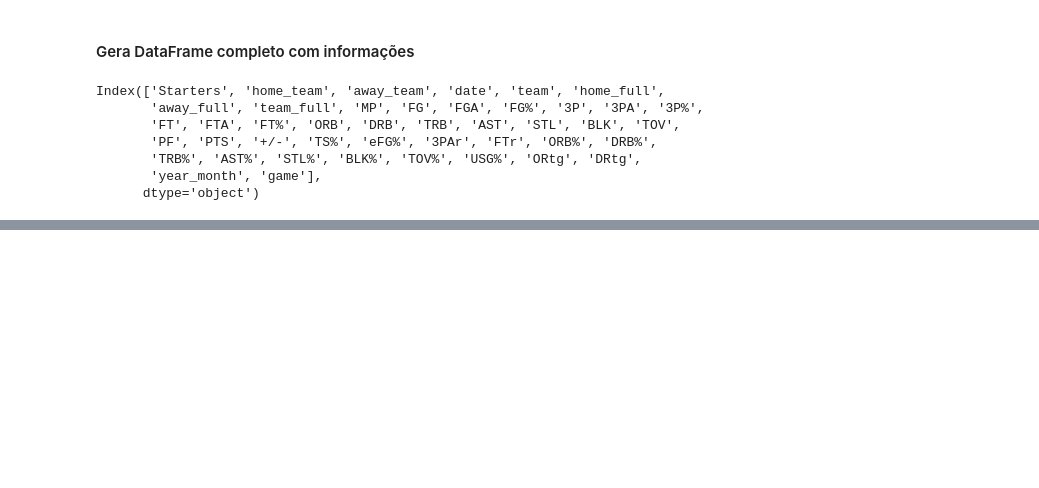
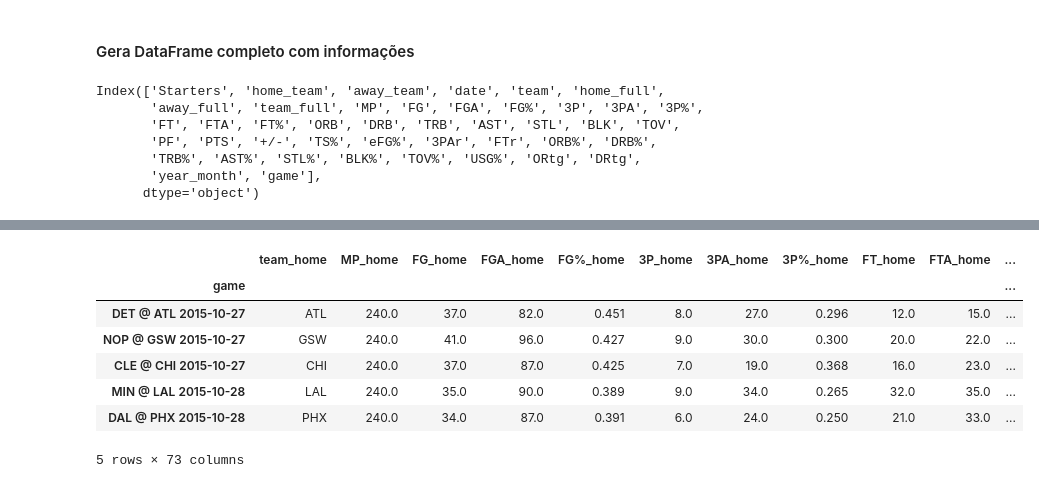
Before and after one commit to rafaelgasp/nba_games, a Jupyter notebook: Junta_DataFrames.ipynb, the cells around one changed output, grey strips where cells are left out. Cells and saved outputs as stored; diff of their text form; code cells hidden in the pictures; blank space fills up the shorter version.

```diff
--- a/Junta_DataFrames.ipynb
+++ b/Junta_DataFrames.ipynb
@@ -212,0 +245,6 @@ game_totals
+# %%
+def get_season(date):
+    ano = date.year
+    if(date.month >= 10):
+        return ano + 1
+    return ano
@@ -212,0 +255,18 @@ game_totals
+# %%
+all_games["date"] = [datetime.strptime(str(x)[10:20], '%Y-%m-%d') for x in all_games.index]
+all_games["season"] = [get_season(x) for x in all_games.date]
+all_games = all_games.sort_values('date')
+# %%
+all_games["team_home_game_num"] = all_games.groupby(['team_home', 'season']).cumcount() + 1
+all_games["team_away_game_num"] = all_games.groupby(['team_away', 'season']).cumcount() + 1
+# %%
+all_games.head()
+# %% [output]
+|  | team_home | MP_home | FG_home | FGA_home | FG%_home | 3P_home | 3PA_home | 3P%_home | FT_home | FTA_home | ... |
+| game |  |  |  |  |  |  |  |  |  |  | ... |
+| DET @ ATL 2015-10-27 | ATL | 240.0 | 37.0 | 82.0 | 0.451 | 8.0 | 27.0 | 0.296 | 12.0 | 15.0 | ... |
+| NOP @ GSW 2015-10-27 | GSW | 240.0 | 41.0 | 96.0 | 0.427 | 9.0 | 30.0 | 0.300 | 20.0 | 22.0 | ... |
+| CLE @ CHI 2015-10-27 | CHI | 240.0 | 37.0 | 87.0 | 0.425 | 7.0 | 19.0 | 0.368 | 16.0 | 23.0 | ... |
+| MIN @ LAL 2015-10-28 | LAL | 240.0 | 35.0 | 90.0 | 0.389 | 9.0 | 34.0 | 0.265 | 32.0 | 35.0 | ... |
+| DAL @ PHX 2015-10-28 | PHX | 240.0 | 34.0 | 87.0 | 0.391 | 6.0 | 24.0 | 0.250 | 21.0 | 33.0 | ... |
+5 rows × 73 columns
```
Also changed, not shown: parts of 15 cells of this notebook, 2 other files.
